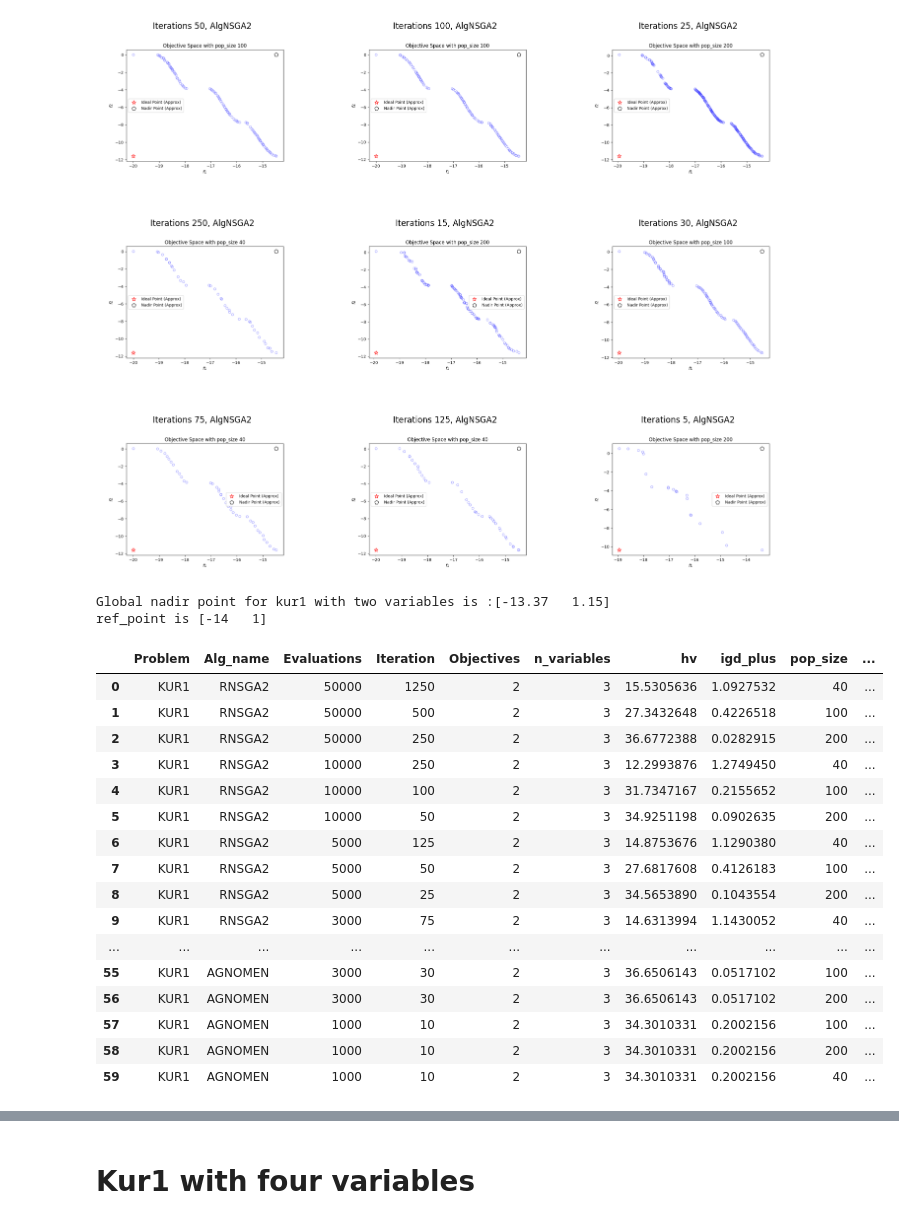
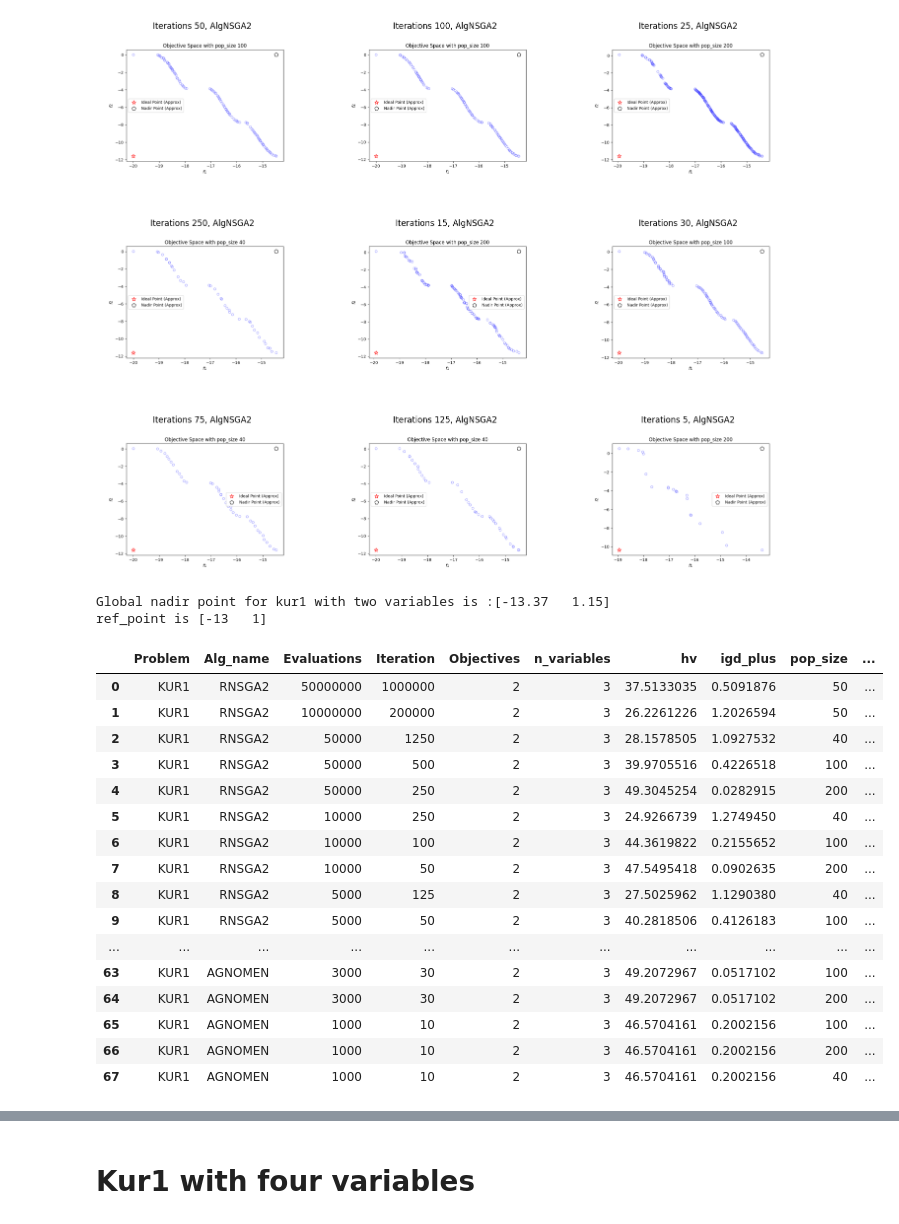
Before and after one commit to wuyoscar/Multi-Obj_Optimization, a Jupyter notebook: Result/result_factory/Kur1.ipynb, the cells around one changed output, grey strips where cells are left out. Saved outputs shown, nothing was run; the diff lists cells and outputs as text; code cells hidden in the pictures.

```diff
--- a/Result/result_factory/Kur1.ipynb
+++ b/Result/result_factory/Kur1.ipynb
@@ -4,13 +4,14 @@
 |Kur1|${\text{Min}}={\begin{cases}f_{1}\left(x_1,x_2,....,x_n\right)=\sum_{i=1}^{n-1}-10exp^{-0.2\sqrt{x^2_{i}+x^2_{i+1}}}\\f_{2}\left(x_1,x_2,....,x_n\right)=\sum^{n}_{i=1}\|x_i\|^{0.8}+5sinx_i^3\\\end{cases}}$|$-5.05\leq{x_i}\leq{5}, i=1..n$|
 # %%
 import time
+import xlsxwriter
 from pymoo.indicators.hv import Hypervolume
 from pymoo.factory import get_performance_indicator
 from pymoo.indicators.igd_plus import IGDPlus
 import sys,os
 from PIL import Image               # to load images
 from IPython.display import display # to display images
-
+import pandas as pd
 ref_point = None
 pf = None
 def calculate_hv(result):
@@ -25,9 +26,16 @@ def calculate_hv(result):
     return [hv,igd_plus,exc_time]
 def hv_result(result):
     get = result.apply(calculate_hv, axis=1)
+    nadir_arr  = np.array([np.fromstring(i, dtype=float, sep=' ') for i in np.array(result['approx_nadir'])])
     df = pd.DataFrame(get.tolist(), columns = ['hv','igd_plus','hv_exc_time'])
     final_result = pd.concat([result, df],axis=1)
-    output_result = final_result[['Problem', 'Alg_name', 'Evaluations','Iteration', 'Objectives', 'n_variables','hv','igd_plus','pop_size',
+
+    final_result.loc[:,'nadir_point'] =  list(nadir_arr)
+    final_result.loc[:,'ref_point'] = str(ref_point)
+
+    output_result = final_result[['Problem', 'Alg_name', 'Evaluations','Iteration',
+    'Objectives', 'n_variables','hv','igd_plus','pop_size','solutions_shape',
+    'nadir_point','ref_point',
     'exec_time',
     'hv_exc_time']]
     print(f'ref_point is {ref_point}')
@@ -57,7 +65,7 @@ from matplotlib import pyplot as plt
 
 pd.set_option('display.max_rows', None)
 folder = os.path.dirname(os.getcwd())
-filename = 'result_23Nov'
+filename = 'result_all_p'
 path = os.path.join(folder, filename)
 
 result = pd.read_csv(path)
@@ -68,5 +76,6 @@ result.loc[:,'image_location'] = result['image_location'].str[29:].values
 result.loc[:,'approx_nadir'] = result['approx_nadir'].str[1:-1].values
 result = result.drop(columns=['xl','xu'])
 result = result.loc[result['Problem']=='KUR1'].reset_index(drop=True)
+result = result.iloc[:,1:]
 print(f"The number of records {len(result)}")
 # %% [output]
@@ -175,31 +195,31 @@ for i in range(9):
 # %%
 nadir_arr  = np.array([np.fromstring(i, dtype=float, sep=' ') for i in np.array(kur1_3['approx_nadir'])])
 
 print(f'Global nadir point for kur1 with two variables is :{np.round(np.max(nadir_arr, axis=0),2)}')
 
-ref_point = np.array([-14,1]) #check figure
+ref_point = np.array([-13,1]) #check figure
 pf = np.loadtxt(os.path.join(cdir, 'Bench/kur1_3_pf' ))
 hv_result(kur1_3)
 # %% [output]
 Global nadir point for kur1 with two variables is :[-13.37   1.15]
-ref_point is [-14   1]
+ref_point is [-13   1]
 |  | Problem | Alg_name | Evaluations | Iteration | Objectives | n_variables | hv | igd_plus | pop_size | ... |
-| 0 | KUR1 | RNSGA2 | 50000 | 1250 | 2 | 3 | 15.5305636 | 1.0927532 | 40 | ... |
-| 1 | KUR1 | RNSGA2 | 50000 | 500 | 2 | 3 | 27.3432648 | 0.4226518 | 100 | ... |
-| 2 | KUR1 | RNSGA2 | 50000 | 250 | 2 | 3 | 36.6772388 | 0.0282915 | 200 | ... |
-| 3 | KUR1 | RNSGA2 | 10000 | 250 | 2 | 3 | 12.2993876 | 1.2749450 | 40 | ... |
-| 4 | KUR1 | RNSGA2 | 10000 | 100 | 2 | 3 | 31.7347167 | 0.2155652 | 100 | ... |
-| 5 | KUR1 | RNSGA2 | 10000 | 50 | 2 | 3 | 34.9251198 | 0.0902635 | 200 | ... |
-| 6 | KUR1 | RNSGA2 | 5000 | 125 | 2 | 3 | 14.8753676 | 1.1290380 | 40 | ... |
-| 7 | KUR1 | RNSGA2 | 5000 | 50 | 2 | 3 | 27.6817608 | 0.4126183 | 100 | ... |
-| 8 | KUR1 | RNSGA2 | 5000 | 25 | 2 | 3 | 34.5653890 | 0.1043554 | 200 | ... |
-| 9 | KUR1 | RNSGA2 | 3000 | 75 | 2 | 3 | 14.6313994 | 1.1430052 | 40 | ... |
+| 0 | KUR1 | RNSGA2 | 50000000 | 1000000 | 2 | 3 | 37.5133035 | 0.5091876 | 50 | ... |
+| 1 | KUR1 | RNSGA2 | 10000000 | 200000 | 2 | 3 | 26.2261226 | 1.2026594 | 50 | ... |
+| 2 | KUR1 | RNSGA2 | 50000 | 1250 | 2 | 3 | 28.1578505 | 1.0927532 | 40 | ... |
+| 3 | KUR1 | RNSGA2 | 50000 | 500 | 2 | 3 | 39.9705516 | 0.4226518 | 100 | ... |
+| 4 | KUR1 | RNSGA2 | 50000 | 250 | 2 | 3 | 49.3045254 | 0.0282915 | 200 | ... |
+| 5 | KUR1 | RNSGA2 | 10000 | 250 | 2 | 3 | 24.9266739 | 1.2749450 | 40 | ... |
+| 6 | KUR1 | RNSGA2 | 10000 | 100 | 2 | 3 | 44.3619822 | 0.2155652 | 100 | ... |
+| 7 | KUR1 | RNSGA2 | 10000 | 50 | 2 | 3 | 47.5495418 | 0.0902635 | 200 | ... |
+| 8 | KUR1 | RNSGA2 | 5000 | 125 | 2 | 3 | 27.5025962 | 1.1290380 | 40 | ... |
+| 9 | KUR1 | RNSGA2 | 5000 | 50 | 2 | 3 | 40.2818506 | 0.4126183 | 100 | ... |
 | ... | ... | ... | ... | ... | ... | ... | ... | ... | ... | ... |
-| 55 | KUR1 | AGNOMEN | 3000 | 30 | 2 | 3 | 36.6506143 | 0.0517102 | 100 | ... |
-| 56 | KUR1 | AGNOMEN | 3000 | 30 | 2 | 3 | 36.6506143 | 0.0517102 | 200 | ... |
-| 57 | KUR1 | AGNOMEN | 1000 | 10 | 2 | 3 | 34.3010331 | 0.2002156 | 100 | ... |
-| 58 | KUR1 | AGNOMEN | 1000 | 10 | 2 | 3 | 34.3010331 | 0.2002156 | 200 | ... |
-| 59 | KUR1 | AGNOMEN | 1000 | 10 | 2 | 3 | 34.3010331 | 0.2002156 | 40 | ... |
+| 63 | KUR1 | AGNOMEN | 3000 | 30 | 2 | 3 | 49.2072967 | 0.0517102 | 100 | ... |
+| 64 | KUR1 | AGNOMEN | 3000 | 30 | 2 | 3 | 49.2072967 | 0.0517102 | 200 | ... |
+| 65 | KUR1 | AGNOMEN | 1000 | 10 | 2 | 3 | 46.5704161 | 0.2002156 | 100 | ... |
+| 66 | KUR1 | AGNOMEN | 1000 | 10 | 2 | 3 | 46.5704161 | 0.2002156 | 200 | ... |
+| 67 | KUR1 | AGNOMEN | 1000 | 10 | 2 | 3 | 46.5704161 | 0.2002156 | 40 | ... |
 # %%
 ref_point = np.array([-1, 5])
 pf = np.loadtxt(os.path.join(cdir, 'Bench/kur1_3_pf' ))
```
Also changed, not shown: parts of 9 cells of this notebook, 19 other files.
